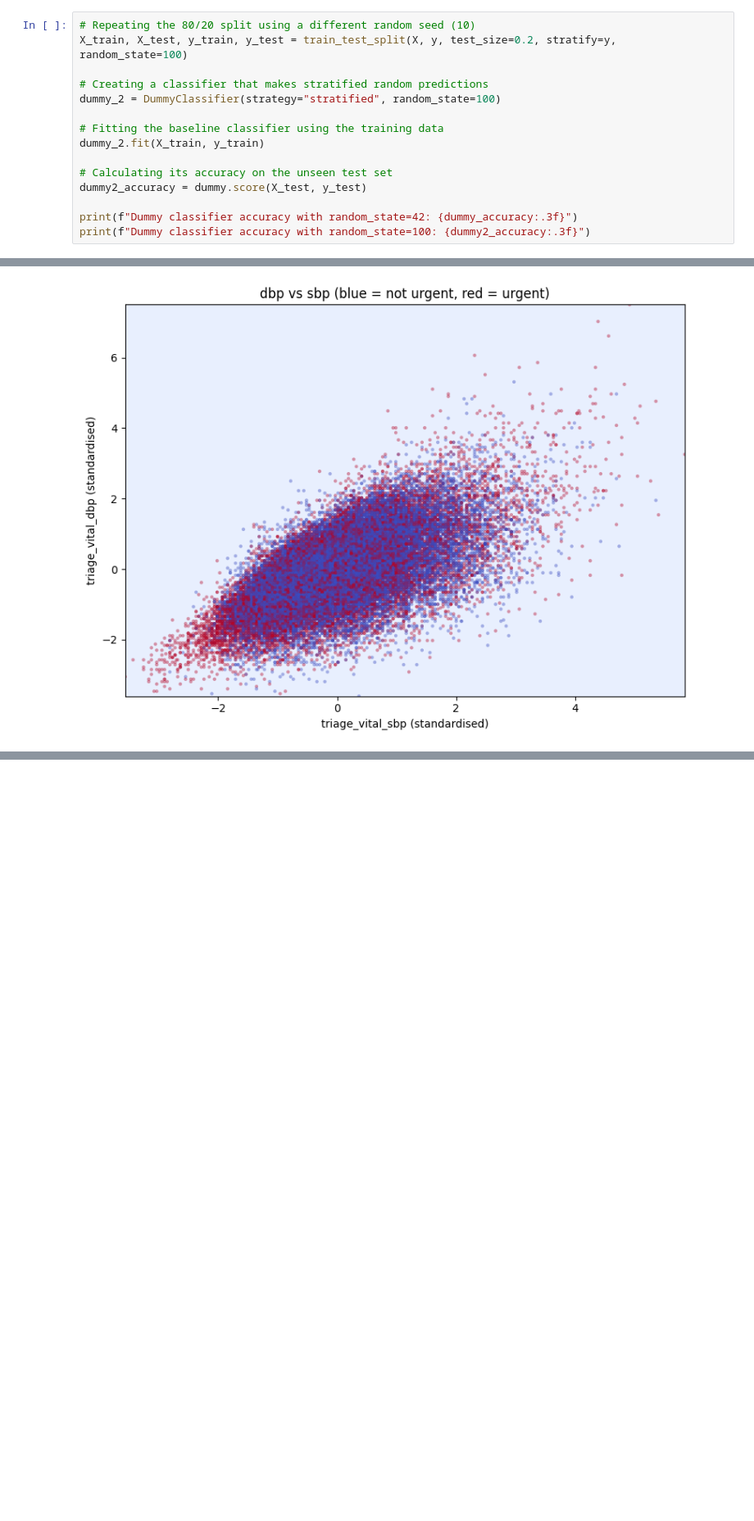
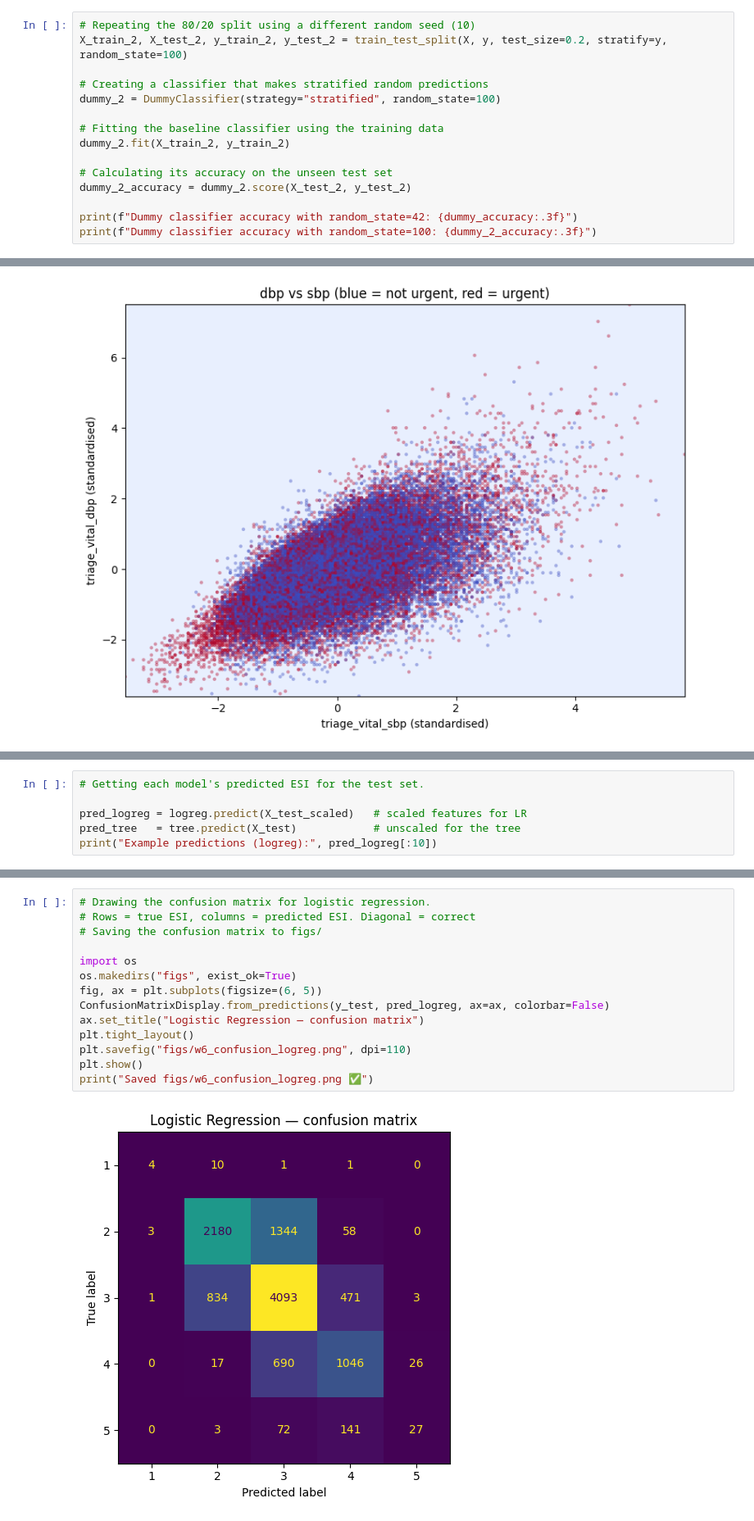
Before and after one commit to imaniiz/CariSurg-Portfolio, a Jupyter notebook: Notebooks/Week6_Baseline_Model.ipynb, the cells around one changed output, grey strips where cells are left out. Shown at 82% size. Cells and saved outputs as stored; diff of their text form; blank space fills up the shorter version.

```diff
--- a/Notebooks/Week6_Baseline_Model.ipynb
+++ b/Notebooks/Week6_Baseline_Model.ipynb
@@ -225,18 +203,18 @@ Dummy classifier accuracy: 0.375
 If the train-test split is repeated using a different 'random_state', does the accuracy of the stratified random classifier change?
 # %%
 # Repeating the 80/20 split using a different random seed (10)
-X_train, X_test, y_train, y_test = train_test_split(X, y, test_size=0.2, stratify=y, random_state=100)
+X_train_2, X_test_2, y_train_2, y_test_2 = train_test_split(X, y, test_size=0.2, stratify=y, random_state=100)
 
 # Creating a classifier that makes stratified random predictions
 dummy_2 = DummyClassifier(strategy="stratified", random_state=100)
 
 # Fitting the baseline classifier using the training data
-dummy_2.fit(X_train, y_train)
+dummy_2.fit(X_train_2, y_train_2)
 
 # Calculating its accuracy on the unseen test set
-dummy2_accuracy = dummy.score(X_test, y_test)
+dummy_2_accuracy = dummy_2.score(X_test_2, y_test_2)
 
 print(f"Dummy classifier accuracy with random_state=42: {dummy_accuracy:.3f}")
-print(f"Dummy classifier accuracy with random_state=100: {dummy2_accuracy:.3f}")
+print(f"Dummy classifier accuracy with random_state=100: {dummy_2_accuracy:.3f}")
 # %% [output]
 Dummy classifier accuracy with random_state=42: 0.375
@@ -453,0 +489,6 @@ print("Saved: model_logreg.joblib, model_tree.joblib, scaler.joblib ✅")
+# %%
+# Getting each model's predicted ESI for the test set.
+
+pred_logreg = logreg.predict(X_test_scaled)   # scaled features for LR
+pred_tree   = tree.predict(X_test)            # unscaled for the tree
+print("Example predictions (logreg):", pred_logreg[:10])
@@ -453,0 +497,16 @@ print("Saved: model_logreg.joblib, model_tree.joblib, scaler.joblib ✅")
+# %%
+# Drawing the confusion matrix for logistic regression.
+# Rows = true ESI, columns = predicted ESI. Diagonal = correct
+# Saving the confusion matrix to figs/
+
+import os
+os.makedirs("figs", exist_ok=True)
+fig, ax = plt.subplots(figsize=(6, 5))
+ConfusionMatrixDisplay.from_predictions(y_test, pred_logreg, ax=ax, colorbar=False)
+ax.set_title("Logistic Regression — confusion matrix")
+plt.tight_layout()
+plt.savefig("figs/w6_confusion_logreg.png", dpi=110)
+plt.show()
+print("Saved figs/w6_confusion_logreg.png ✅")
+# %% [output]
+[figure, added]
```
Also changed, not shown: parts of 58 cells of this notebook.
